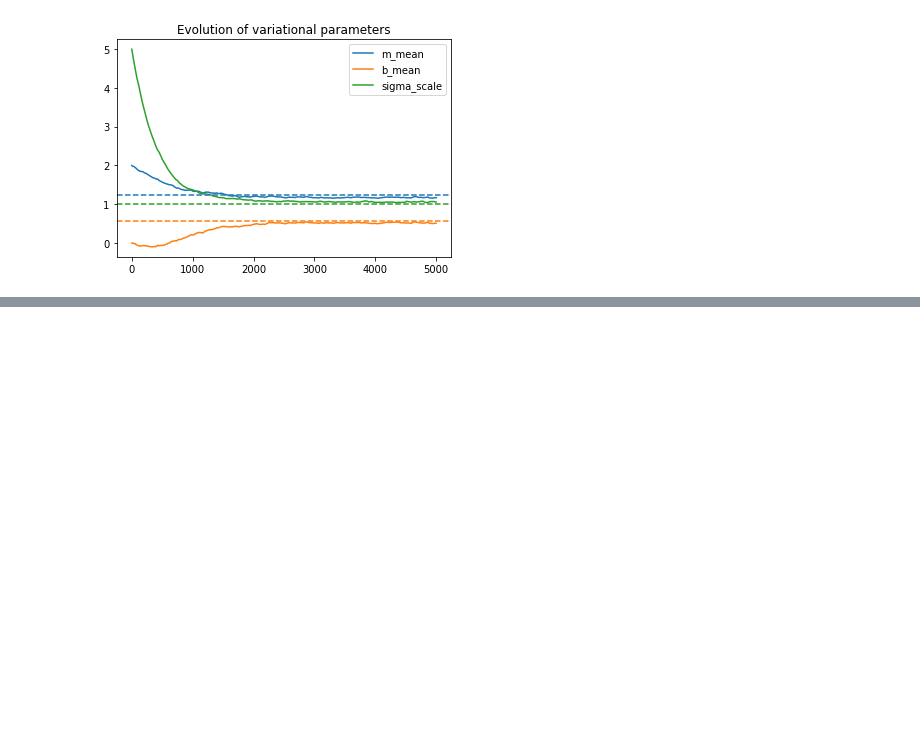
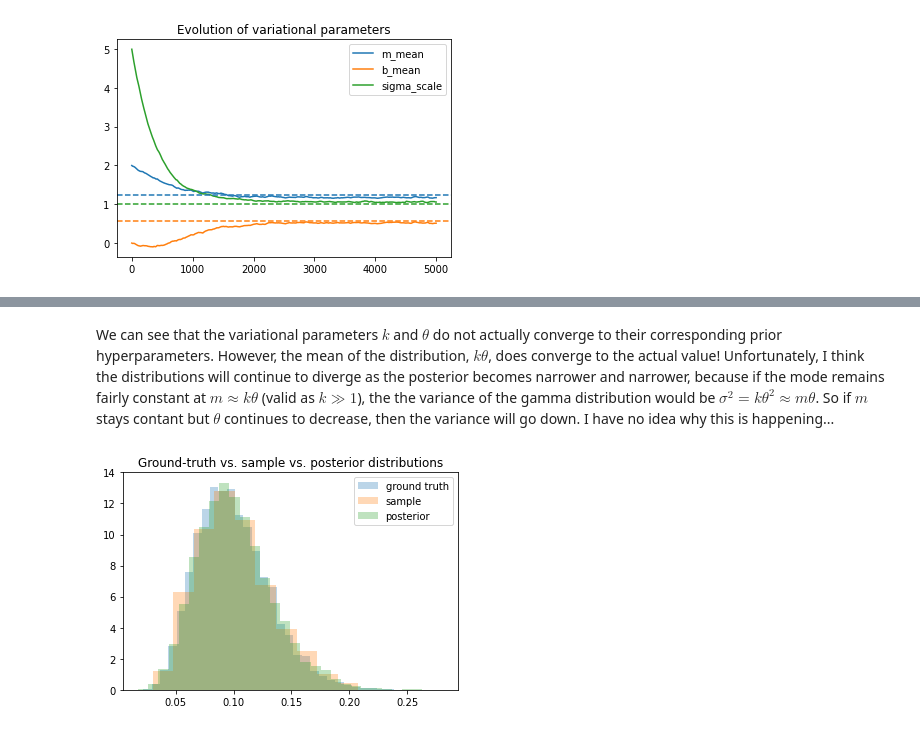
Before and after one commit to ecotner/pytorch-tutorial, a Jupyter notebook: pyro/02_inference.ipynb, the cells around one changed output, grey strips where cells are left out. Cells and saved outputs as stored; diff of their text form; code cells hidden in the pictures; blank space fills up the shorter version.

```diff
--- a/pyro/02_inference.ipynb
+++ b/pyro/02_inference.ipynb
@@ -260,0 +383,20 @@ plt.show()
+# %% [markdown]
+We can see that the variational parameters $k$ and $\theta$ do not actually converge to their corresponding prior hyperparameters. However, the mean of the distribution, $k\theta$, does converge to the actual value! Unfortunately, I think the distributions will continue to diverge as the posterior becomes narrower and narrower, because if the mode remains fairly constant at $m \approx k\theta$ (valid as $k \gg 1$), the the variance of the gamma distribution would be $\sigma^2 = k\theta^2 \approx m\theta$. So if $m$ stays contant but $\theta$ continues to decrease, then the variance will go down. I have no idea why this is happening...
+# %%
+# Here is the ground-truth distribution
+x = [random.gammavariate(K, THETA) for _ in range(10000)]
+plt.hist(x, bins=30, alpha=0.3, label="ground truth", density=True)
+# Sample distribution
+x = ((torch.roll(Y, -1) - Y)/Y).numpy()[:-1]
+plt.hist(x, bins=10, alpha=0.3, label="sample", density=True)
+# The posterior distribution
+k = pyro.param('k').item()
+theta = pyro.param("theta").item()
+x = [random.gammavariate(k, theta) for _ in range(10000)]
+plt.hist(x, bins=30, alpha=0.3, label="posterior", density=True)
+
+plt.legend()
+plt.title("Ground-truth vs. sample vs. posterior distributions")
+plt.show()
+# %% [output]
+[figure, added]
```
Also changed, not shown: parts of 8 cells of this notebook.
